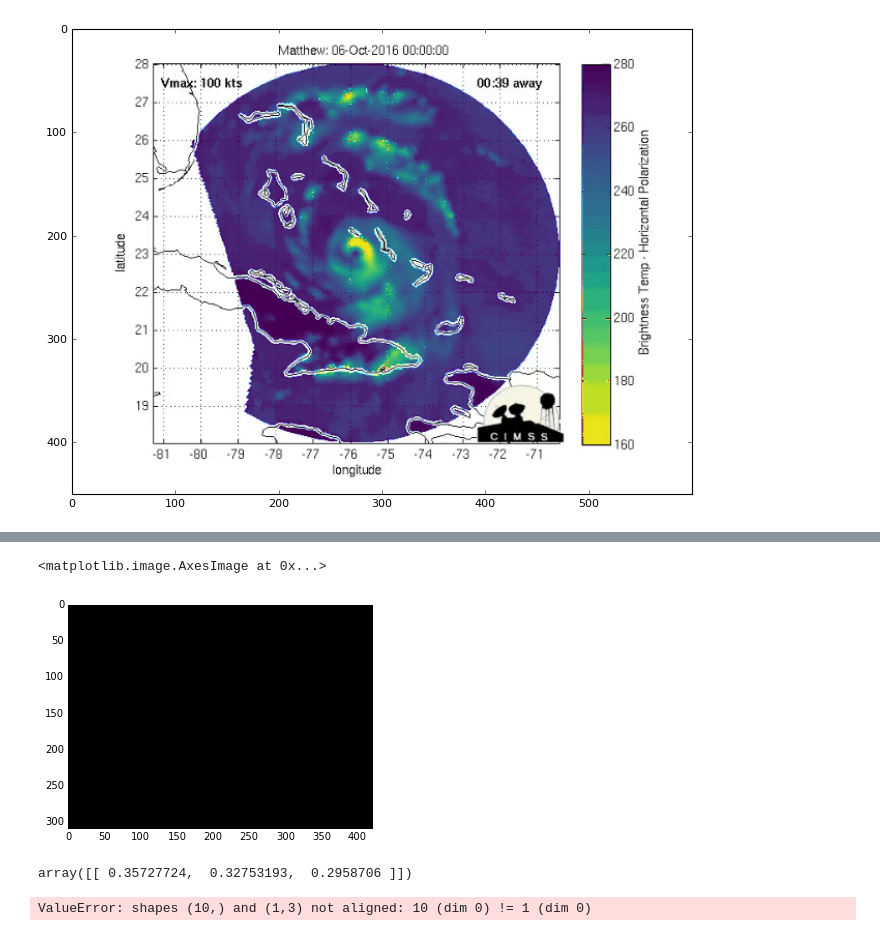
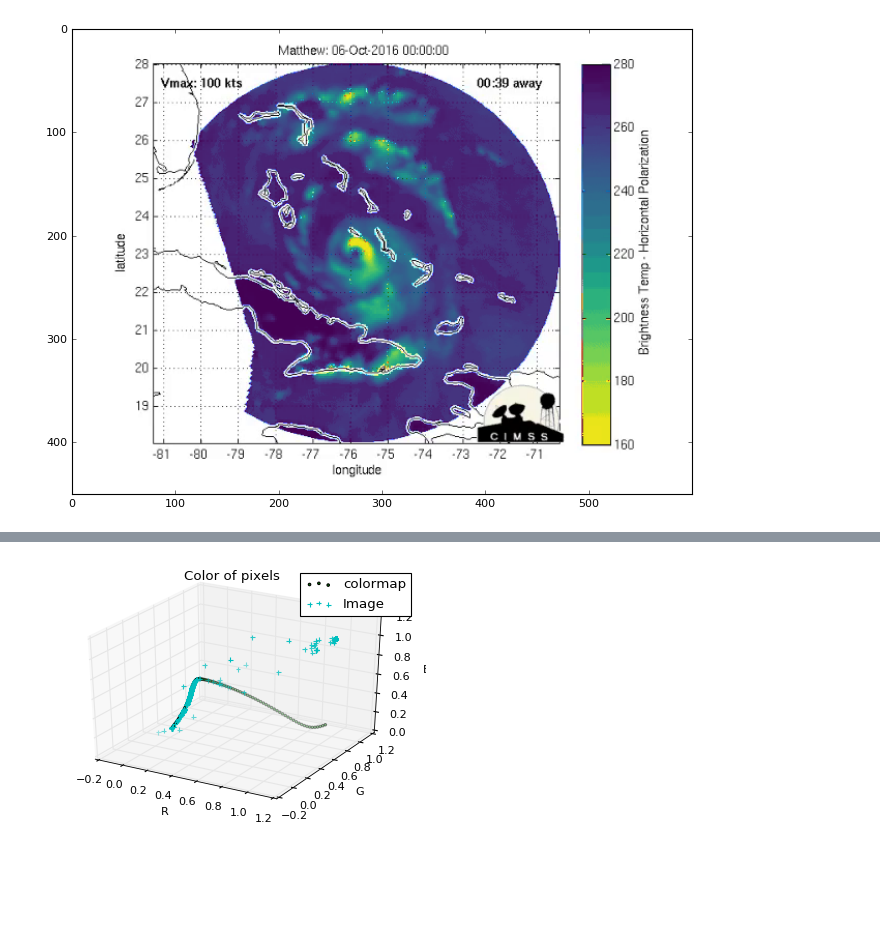
Before and after one commit to Carreau/miscs, a Jupyter notebook: Viridisify.ipynb, the cells around one changed output, grey strips where cells are left out. Cells and saved outputs as stored; diff of their text form; code cells hidden in the pictures; blank space fills up the shorter version.

```diff
--- a/Viridisify.ipynb
+++ b/Viridisify.ipynb
@@ -296,5 +125,0 @@ rep(proj)
-# %%
-plt.imshow(proj-img)
-# %% [output]
-<matplotlib.image.AxesImage at 0x...>
-[figure, removed]
@@ -303,8 +125,0 @@ b= datasets.load_boston()
-# %%
-pca.inverse_transform(0)
-# %% [output]
-array([[ 0.35727724,  0.32753193,  0.2958706 ]])
-# %%
-pca.inverse_transform(np.arange(0,1,0.1))
-# %% [output]
-ValueError: shapes (10,) and (1,3) not aligned: 10 (dim 0) != 1 (dim 0)
@@ -312,0 +126,4 @@ pca.inverse_transform()
+# %%
+rep(vimg,'viridis')
+# %% [output]
+[figure, added]
```
Also changed, not shown: parts of 36 cells of this notebook.
